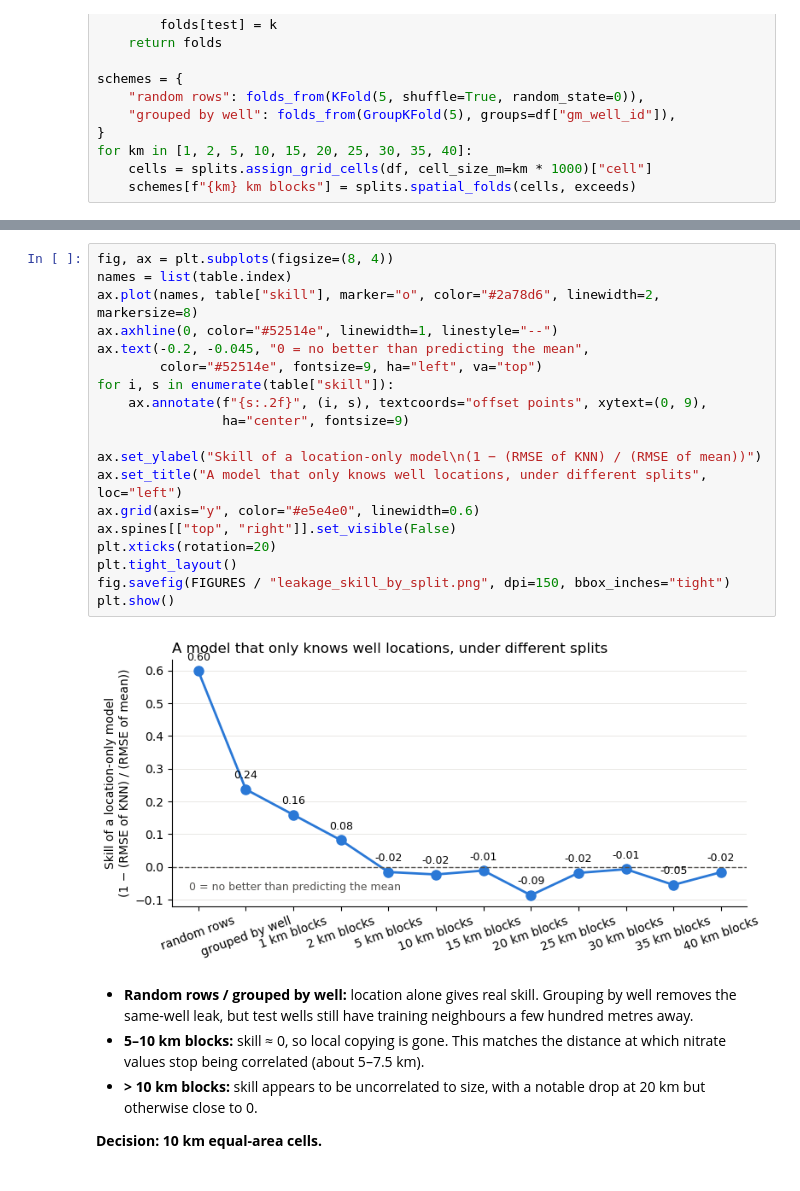
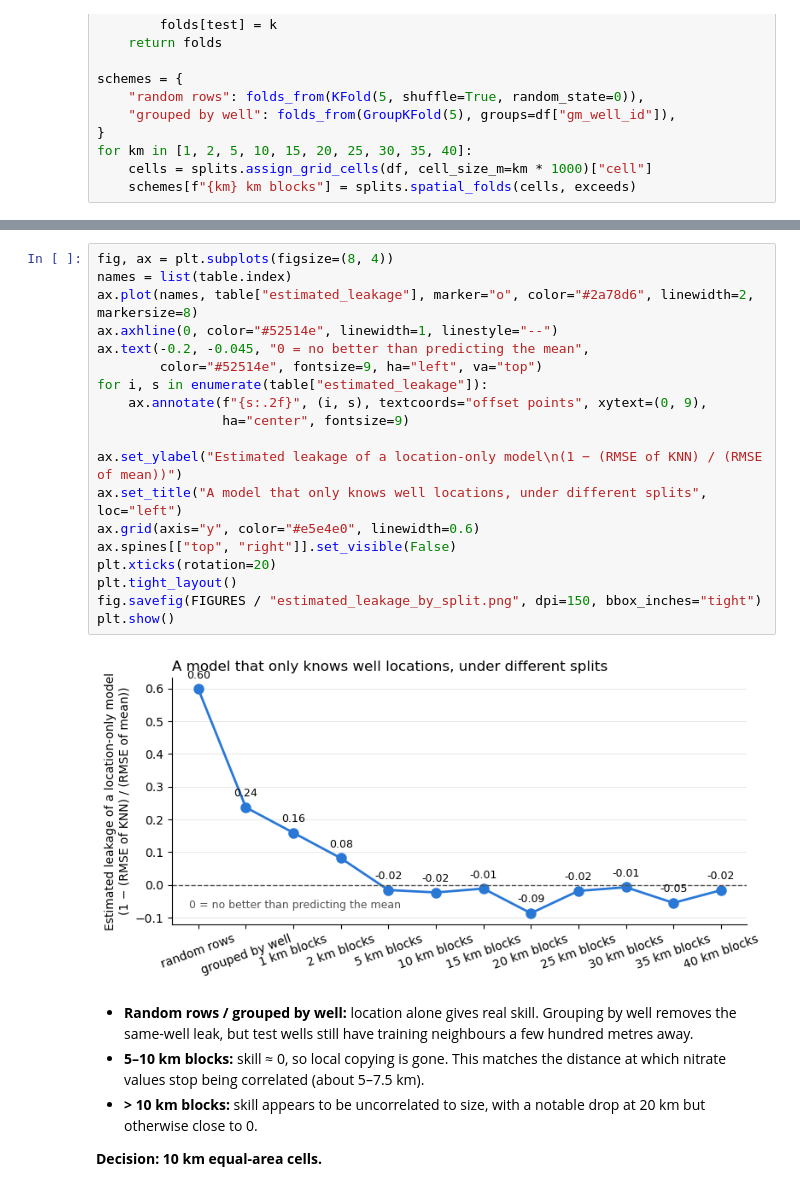
Before and after one commit to Erdos-Projects/fall-2026-infrastructure-placement, a Jupyter notebook: notebooks/evaluation/leakage_test.ipynb, the cells around one changed output, grey strips where cells are left out. Saved outputs shown, nothing was run; the diff lists cells and outputs as text.

Commit message:
Added data splitting strategy to evaluation_plan.md, tweaks to leakage_test.ipynb

```diff
--- a/notebooks/evaluation/leakage_test.ipynb
+++ b/notebooks/evaluation/leakage_test.ipynb
@@ -84,24 +84,24 @@ table.round(3)
 # %%
 fig, ax = plt.subplots(figsize=(8, 4))
 names = list(table.index)
-ax.plot(names, table["skill"], marker="o", color="#2a78d6", linewidth=2, markersize=8)
+ax.plot(names, table["estimated_leakage"], marker="o", color="#2a78d6", linewidth=2, markersize=8)
 ax.axhline(0, color="#52514e", linewidth=1, linestyle="--")
 ax.text(-0.2, -0.045, "0 = no better than predicting the mean",
         color="#52514e", fontsize=9, ha="left", va="top")
-for i, s in enumerate(table["skill"]):
+for i, s in enumerate(table["estimated_leakage"]):
     ax.annotate(f"{s:.2f}", (i, s), textcoords="offset points", xytext=(0, 9),
                 ha="center", fontsize=9)
 
-ax.set_ylabel("Skill of a location-only model\n(1 − (RMSE of KNN) / (RMSE of mean))")
+ax.set_ylabel("Estimated leakage of a location-only model\n(1 − (RMSE of KNN) / (RMSE of mean))")
 ax.set_title("A model that only knows well locations, under different splits", loc="left")
 ax.grid(axis="y", color="#e5e4e0", linewidth=0.6)
 ax.spines[["top", "right"]].set_visible(False)
 plt.xticks(rotation=20)
 plt.tight_layout()
-fig.savefig(FIGURES / "leakage_skill_by_split.png", dpi=150, bbox_inches="tight")
+fig.savefig(FIGURES / "estimated_leakage_by_split.png", dpi=150, bbox_inches="tight")
 plt.show()
 # %% [output]
-[figure, old version]
+[figure, new version]
 # %% [markdown]
 - **Random rows / grouped by well:** location alone gives real skill. Grouping by well removes the same-well leak, but test wells still have training neighbours a few hundred metres away.
 - **5–10 km blocks:** skill ≈ 0, so local copying is gone. This matches the distance at which nitrate values stop being correlated (about 5–7.5 km).
```
Also changed, not shown: parts of 2 cells of this notebook, 6 other files.
